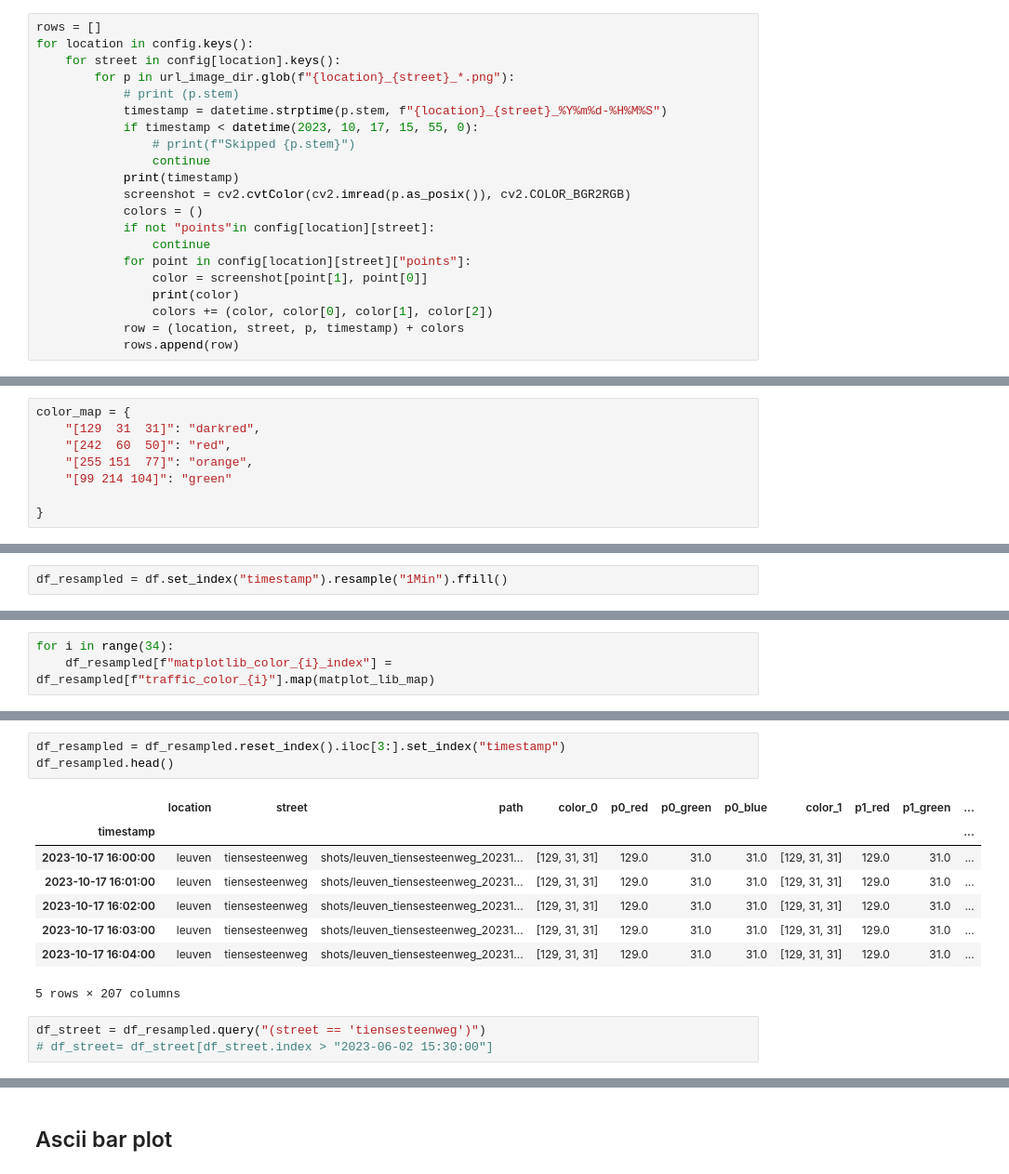
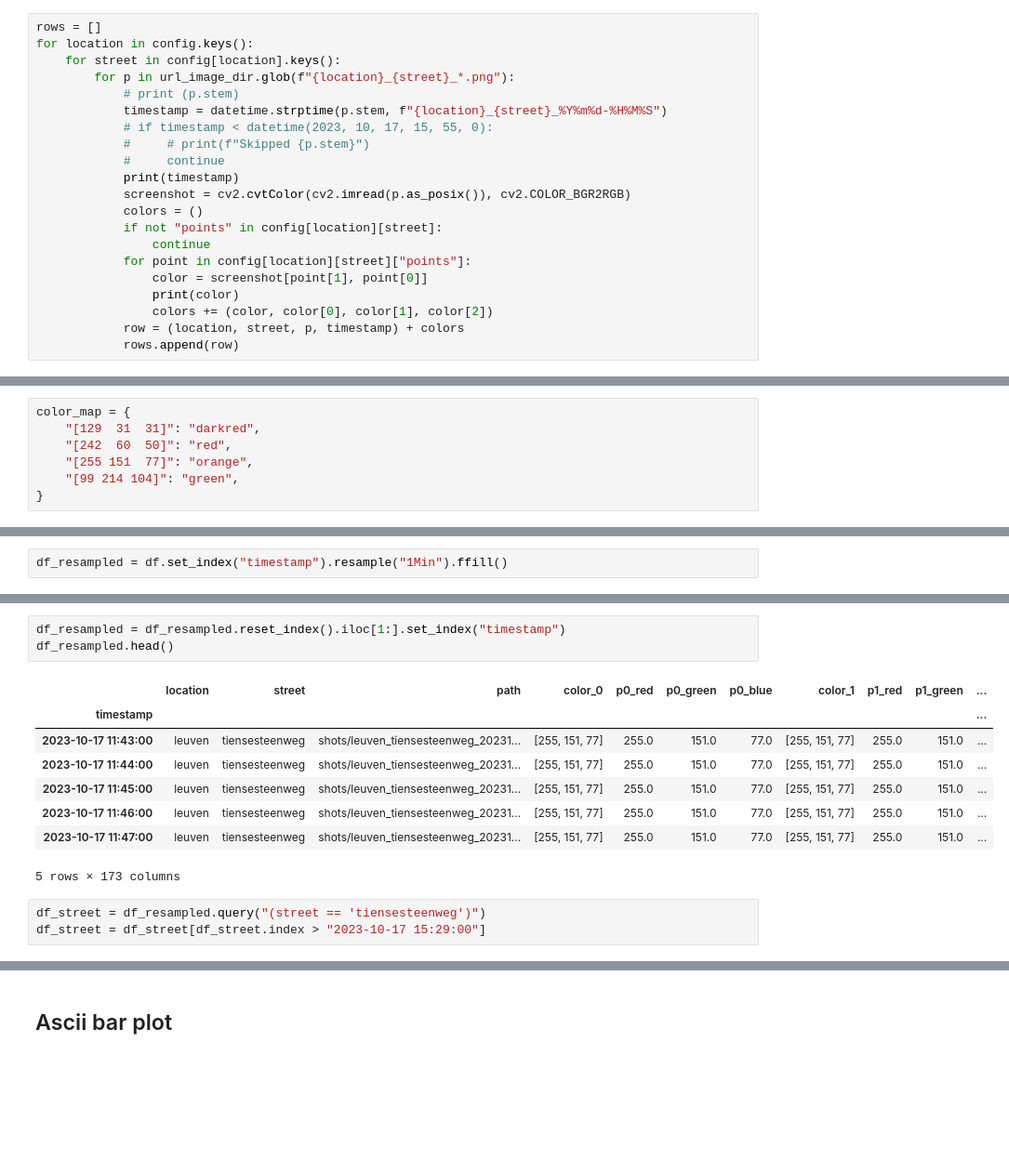
Before and after one commit to cast42/filedrukte_tiensepoort, a Jupyter notebook: calc_length_leuven_tiensesteenweg.ipynb, the cells around one changed output, grey strips where cells are left out. Shown at 93% size. Cells and saved outputs as stored; diff of their text form; blank space fills up the shorter version.

```diff
--- a/calc_length_leuven_tiensesteenweg.ipynb
+++ b/calc_length_leuven_tiensesteenweg.ipynb
@@ -178,13 +209,13 @@ for location in config.keys():
         for p in url_image_dir.glob(f"{location}_{street}_*.png"):
             # print (p.stem)
             timestamp = datetime.strptime(p.stem, f"{location}_{street}_%Y%m%d-%H%M%S")
-            if timestamp < datetime(2023, 10, 17, 15, 55, 0):
-                # print(f"Skipped {p.stem}")
-                continue
+            # if timestamp < datetime(2023, 10, 17, 15, 55, 0):
+            #     # print(f"Skipped {p.stem}")
+            #     continue
             print(timestamp)
             screenshot = cv2.cvtColor(cv2.imread(p.as_posix()), cv2.COLOR_BGR2RGB)
             colors = ()
-            if not "points"in config[location][street]:
+            if not "points" in config[location][street]:
                 continue
             for point in config[location][street]["points"]:
                 color = screenshot[point[1], point[0]]
@@ -324,8 +350,7 @@ color_map = {
     "[129  31  31]": "darkred",
     "[242  60  50]": "red",
     "[255 151  77]": "orange",
-    "[99 214 104]": "green"
-
+    "[99 214 104]": "green",
 }
 # %%
 for i in range(max_points):
@@ -457,6 +377,3 @@ matplot_lib_map = {'darkred': 0, 'green': 1, 'orange': 2, 'red': 3, 'white': 4}
-# %%
-for i in range(34):
-    df_resampled[f"matplotlib_color_{i}_index"] = df_resampled[f"traffic_color_{i}"].map(matplot_lib_map)
 # %%
 df_resampled
 # %% [output]
@@ -477,18 +394,18 @@ df_resampled
 # %%
-df_resampled = df_resampled.reset_index().iloc[3:].set_index("timestamp")
+df_resampled = df_resampled.reset_index().iloc[1:].set_index("timestamp")
 df_resampled.head()
 # %% [output]
 |  | location | street | path | color_0 | p0_red | p0_green | p0_blue | color_1 | p1_red | p1_green | ... |
 | timestamp |  |  |  |  |  |  |  |  |  |  | ... |
-| 2023-10-17 16:00:00 | leuven | tiensesteenweg | shots/leuven_tiensesteenweg_20231... | [129, 31, 31] | 129.0 | 31.0 | 31.0 | [129, 31, 31] | 129.0 | 31.0 | ... |
-| 2023-10-17 16:01:00 | leuven | tiensesteenweg | shots/leuven_tiensesteenweg_20231... | [129, 31, 31] | 129.0 | 31.0 | 31.0 | [129, 31, 31] | 129.0 | 31.0 | ... |
-| 2023-10-17 16:02:00 | leuven | tiensesteenweg | shots/leuven_tiensesteenweg_20231... | [129, 31, 31] | 129.0 | 31.0 | 31.0 | [129, 31, 31] | 129.0 | 31.0 | ... |
-| 2023-10-17 16:03:00 | leuven | tiensesteenweg | shots/leuven_tiensesteenweg_20231... | [129, 31, 31] | 129.0 | 31.0 | 31.0 | [129, 31, 31] | 129.0 | 31.0 | ... |
-| 2023-10-17 16:04:00 | leuven | tiensesteenweg | shots/leuven_tiensesteenweg_20231... | [129, 31, 31] | 129.0 | 31.0 | 31.0 | [129, 31, 31] | 129.0 | 31.0 | ... |
+| 2023-10-17 11:43:00 | leuven | tiensesteenweg | shots/leuven_tiensesteenweg_20231... | [255, 151, 77] | 255.0 | 151.0 | 77.0 | [255, 151, 77] | 255.0 | 151.0 | ... |
+| 2023-10-17 11:44:00 | leuven | tiensesteenweg | shots/leuven_tiensesteenweg_20231... | [255, 151, 77] | 255.0 | 151.0 | 77.0 | [255, 151, 77] | 255.0 | 151.0 | ... |
+| 2023-10-17 11:45:00 | leuven | tiensesteenweg | shots/leuven_tiensesteenweg_20231... | [255, 151, 77] | 255.0 | 151.0 | 77.0 | [255, 151, 77] | 255.0 | 151.0 | ... |
+| 2023-10-17 11:46:00 | leuven | tiensesteenweg | shots/leuven_tiensesteenweg_20231... | [255, 151, 77] | 255.0 | 151.0 | 77.0 | [255, 151, 77] | 255.0 | 151.0 | ... |
+| 2023-10-17 11:47:00 | leuven | tiensesteenweg | shots/leuven_tiensesteenweg_20231... | [255, 151, 77] | 255.0 | 151.0 | 77.0 | [255, 151, 77] | 255.0 | 151.0 | ... |
-5 rows × 207 columns
+5 rows × 173 columns
 # %%
 df_street = df_resampled.query("(street == 'tiensesteenweg')")
-# df_street= df_street[df_street.index > "2023-06-02 15:30:00"]
+df_street = df_street[df_street.index > "2023-10-17 15:29:00"]
 # %%
 df_street
 # %% [output]
```
Also changed, not shown: parts of 46 cells of this notebook, 1 other file.
